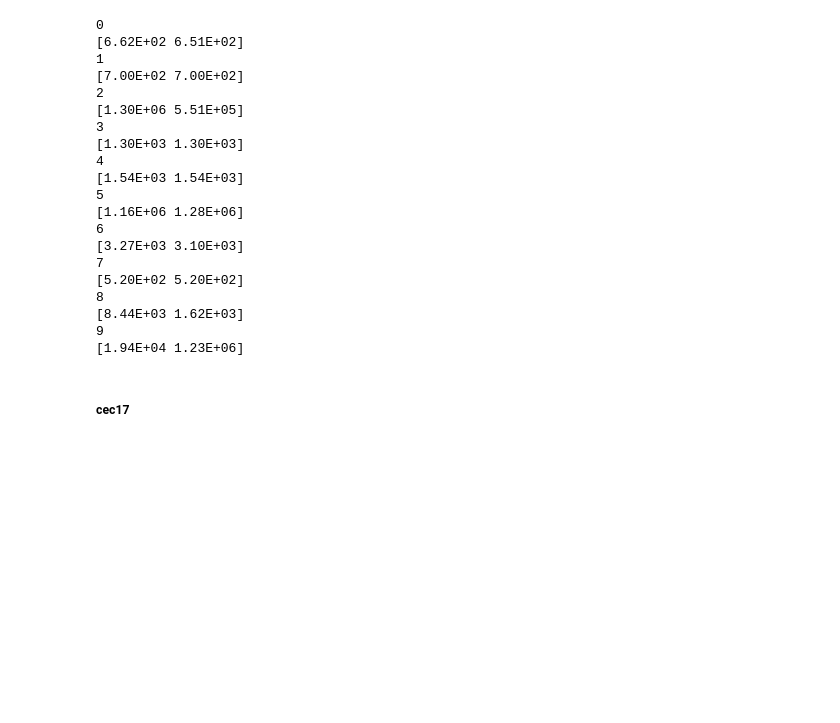
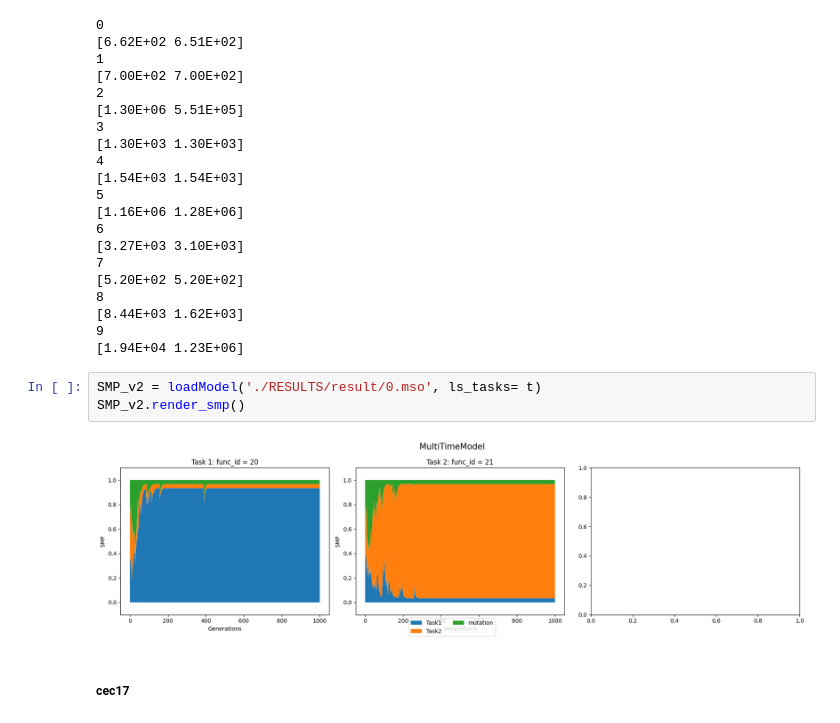
Before and after one commit to KM-MSO/MFEA_MSO, a Jupyter notebook: 5_SMP_MFEA.ipynb, the cells around one changed output. Saved outputs shown, nothing was run; the diff lists cells and outputs as text; blank space fills up the shorter version.

```diff
--- a/5_SMP_MFEA.ipynb
+++ b/5_SMP_MFEA.ipynb
@@ -91,6 +82,11 @@ smpModel.print_result(["history_cost"])
 [8.44E+03 1.62E+03]
 9
 [1.94E+04 1.23E+06]
+# %%
+SMP_v2 = loadModel('./RESULTS/result/0.mso', ls_tasks= t)
+SMP_v2.render_smp()
+# %% [output]
+[figure, added]
 # %% [markdown]
 ##### cec17
 # %%
```
Also changed, not shown: parts of 2 cells of this notebook, 1 other file.
